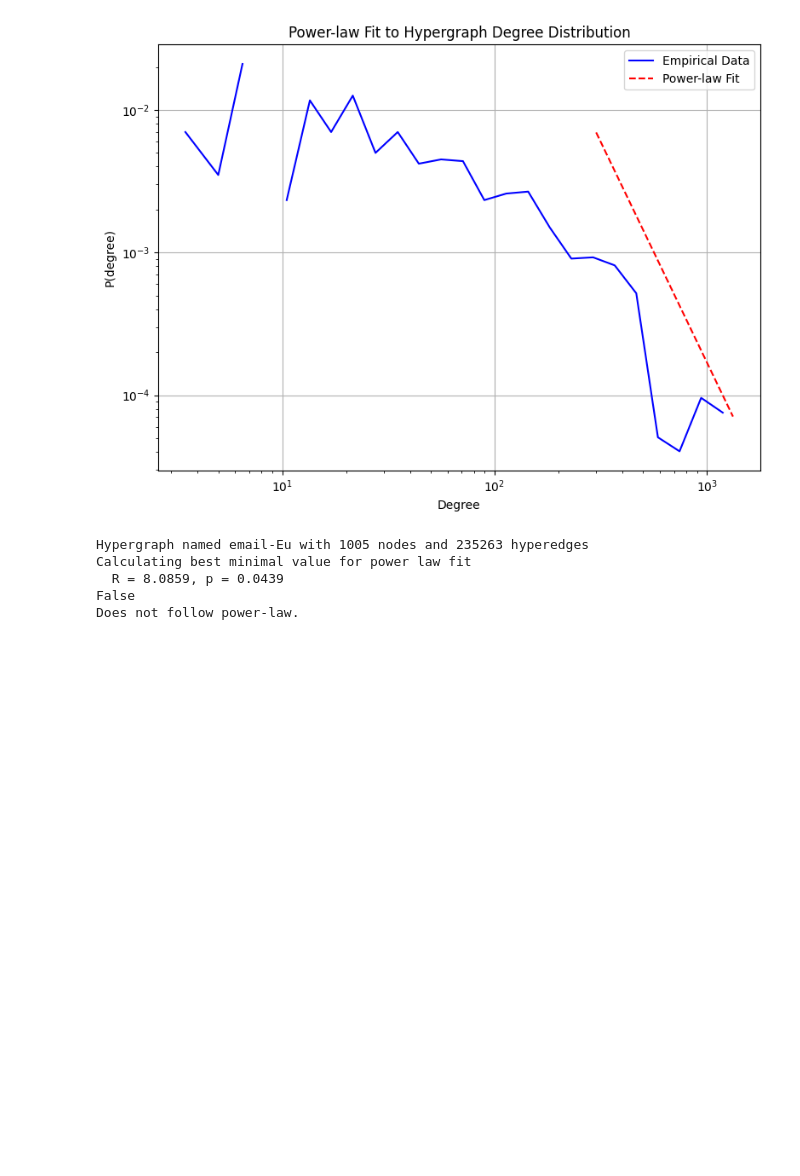
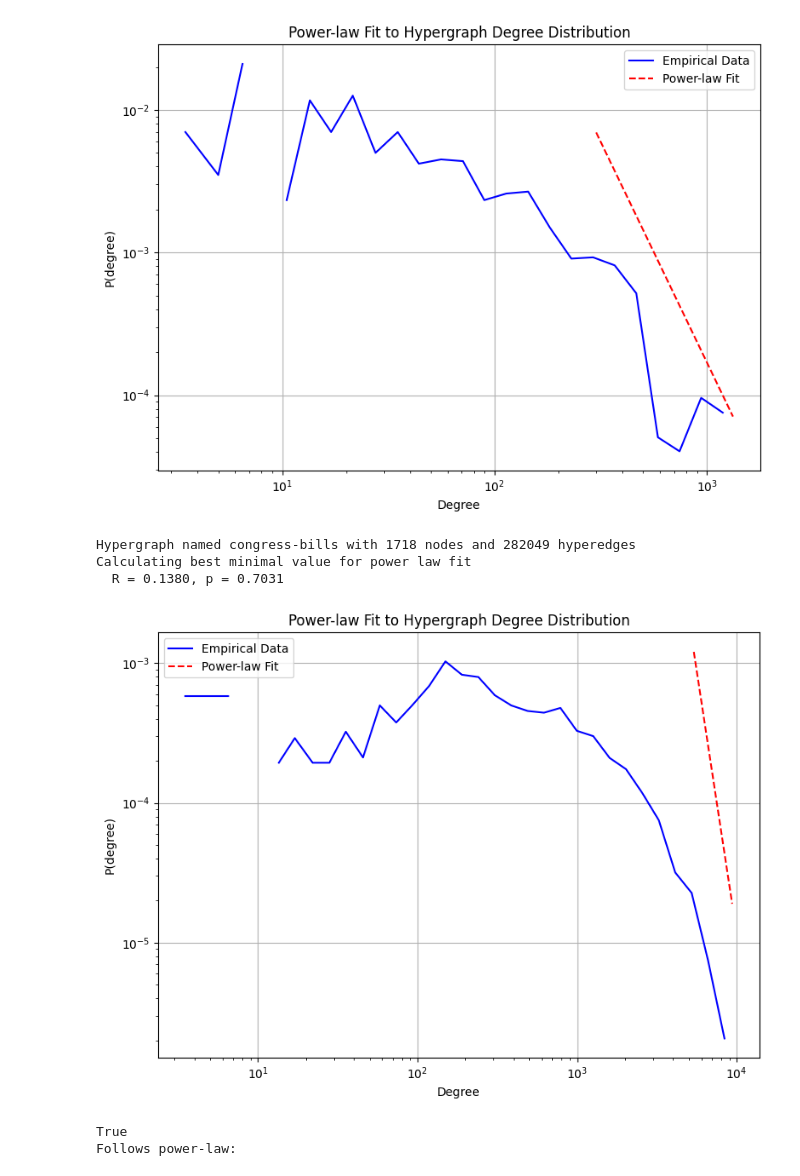
Before and after one commit to Departures2023/the-simpliciality-of-higher-order-networks, a Jupyter notebook: edge_rewiring/powerlaw.ipynb, the cells around one changed output. Drawn from its saved outputs; the diff is of its cells as text; code cells hidden in the pictures; blank space fills up the shorter version.

Commit message:
es_exper

```diff
--- a/edge_rewiring/powerlaw.ipynb
+++ b/edge_rewiring/powerlaw.ipynb
@@ -120,21 +120,22 @@ p-value: 0.4750
 # %%
 from edge_rewiring import power_law
 import xgi
 from edge_rewiring import edge_rewiring_exper
 from edge_rewiring import power_law
 
-H = xgi.load_xgi_data(edge_rewiring_exper.datasets[4])
+H = xgi.load_xgi_data(edge_rewiring_exper.datasets[8])
 print(H)
 # H.cleanup(singletons=True)
 
 result = power_law.has_powerlaw(H, p_value=0.10)
 print(result)
 
 print("Follows power-law:" if result else "Does not follow power-law.")
 # %% [output]
-Hypergraph named email-Eu with 1005 nodes and 235263 hyperedges
+Hypergraph named congress-bills with 1718 nodes and 282049 hyperedges
 Calculating best minimal value for power law fit
-  R = 8.0859, p = 0.0439
-False
-Does not follow power-law.
+  R = 0.1380, p = 0.7031
+[figure, added]
+True
+Follows power-law:
 # %%
```
Also changed, not shown: parts of 4 cells of this notebook, 12 other files.
